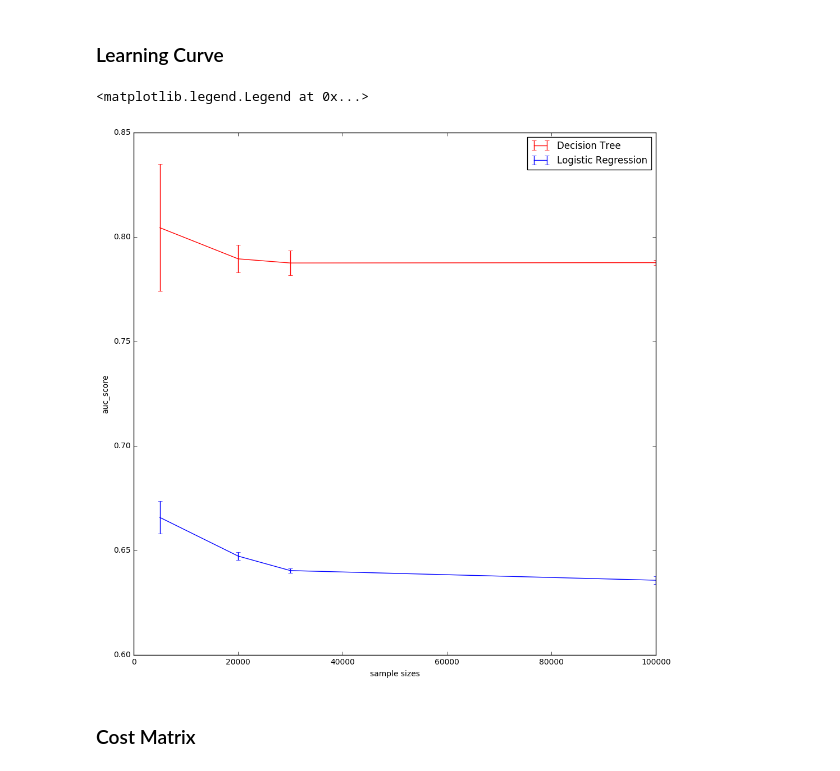
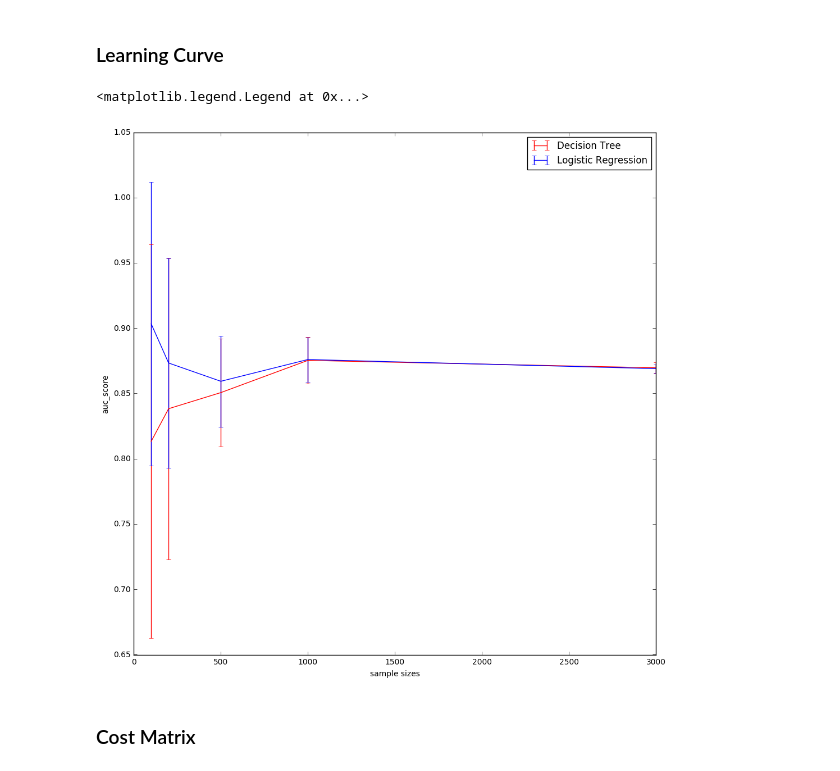
Before and after one commit to jdl359/LendingClubProject, a Jupyter notebook: Main.ipynb, the cells around one changed output. Drawn from its saved outputs; the diff is of its cells as text; code cells hidden in the pictures.

Commit message:
Improved scale of learning curve

```diff
--- a/Main.ipynb
+++ b/Main.ipynb
@@ -490,34 +484,34 @@ plt.show()
 # %% [markdown]
 ### Learning Curve
 # %%
-sample_sizes = [5000, 20000, 30000,100000]
+sample_sizes = [100,200,500, 1000,3000]
 dt_train_sizes, dt_train_scores, dt_test_scores = learning_curve(dt_model,
-                                                                 X_Scaled,
-                                                                 Y,
+                                                                 X_test,
+                                                                 Y_test,
                                                                  cv=3,
                                                                  train_sizes=sample_sizes,
-                                                                 scoring='roc_auc')
+                                                                 scoring='accuracy')
 lr_train_sizes, lr_train_scores, lr_test_scores = learning_curve(lr_model,
-                                                                 X_Scaled,
-                                                                 Y,
+                                                                 X_test,
+                                                                 Y_test,
                                                                  cv=3,
                                                                  train_sizes=sample_sizes,
-                                                                 scoring='roc_auc')
+                                                                 scoring='accuracy')
 plt.xlabel("sample sizes")
 plt.ylabel("auc_score")
 plt.errorbar(dt_train_sizes,
              np.mean(dt_train_scores, axis=1),
              yerr=np.std(dt_train_scores, axis=1),
              color="red",
              label="Decision Tree")
 plt.errorbar(lr_train_sizes,
              np.mean(lr_train_scores, axis=1),
              yerr=np.std(lr_train_scores, axis=1),
              color="blue", label="Logistic Regression")
 plt.legend(loc=0)
 # %% [output]
 <matplotlib.legend.Legend at 0x...>
-[figure, old version]
+[figure, new version]
 # %% [markdown]
 ### Cost Matrix
 # %%
```
Also changed, not shown: parts of 6 cells of this notebook.
